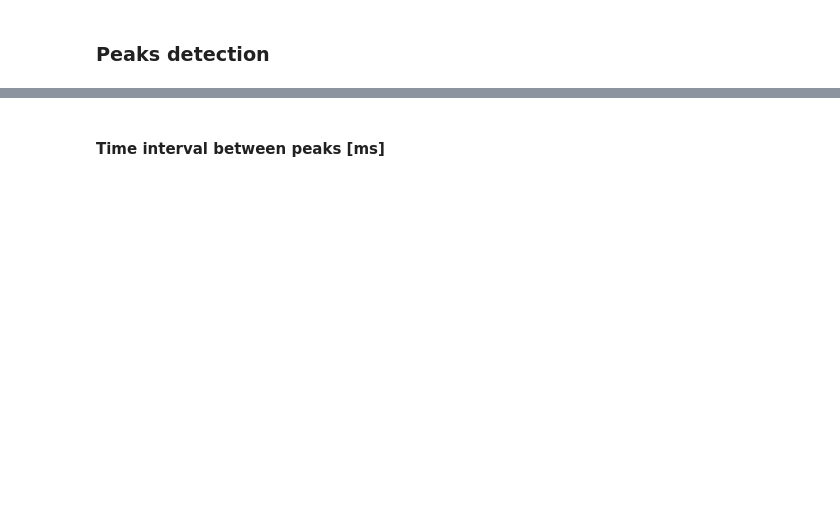
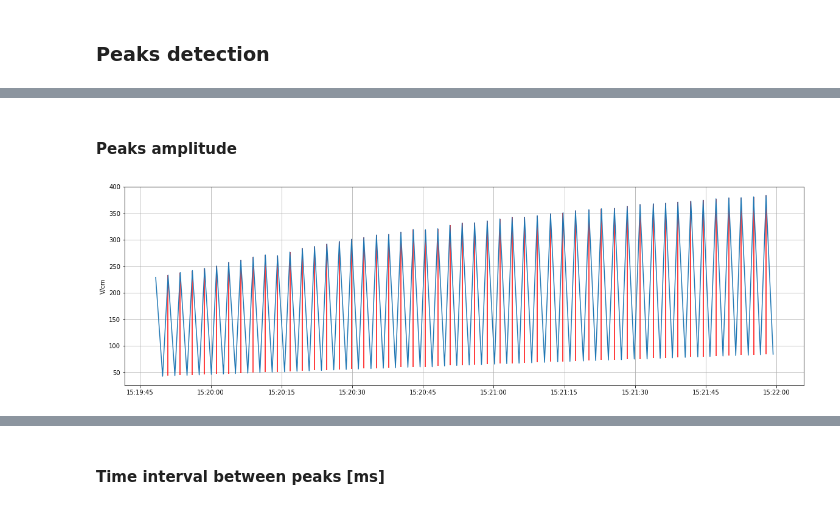
Before and after one commit to cliagit/spin-lab-data, a Jupyter notebook: Analisi/ca12x2-exp_analysis.ipynb, the cells around one changed output, grey strips where cells are left out. Saved outputs shown, nothing was run; the diff lists cells and outputs as text; code cells hidden in the pictures; blank space fills up the shorter version.

```diff
--- a/Analisi/ca12x2-exp_analysis.ipynb
+++ b/Analisi/ca12x2-exp_analysis.ipynb
@@ -131,0 +152,9 @@ plt.grid(True)
+# %% [markdown]
+#### Peaks amplitude
+# %%
+plt.plot(DT, E)
+plt.vlines(DT[peaks], values, E[peaks], color='red')
+plt.ylabel('V/cm')
+plt.grid(True)
+# %% [output]
+[figure, added]
```
Also changed, not shown: parts of 32 cells of this notebook, 8 other files.
